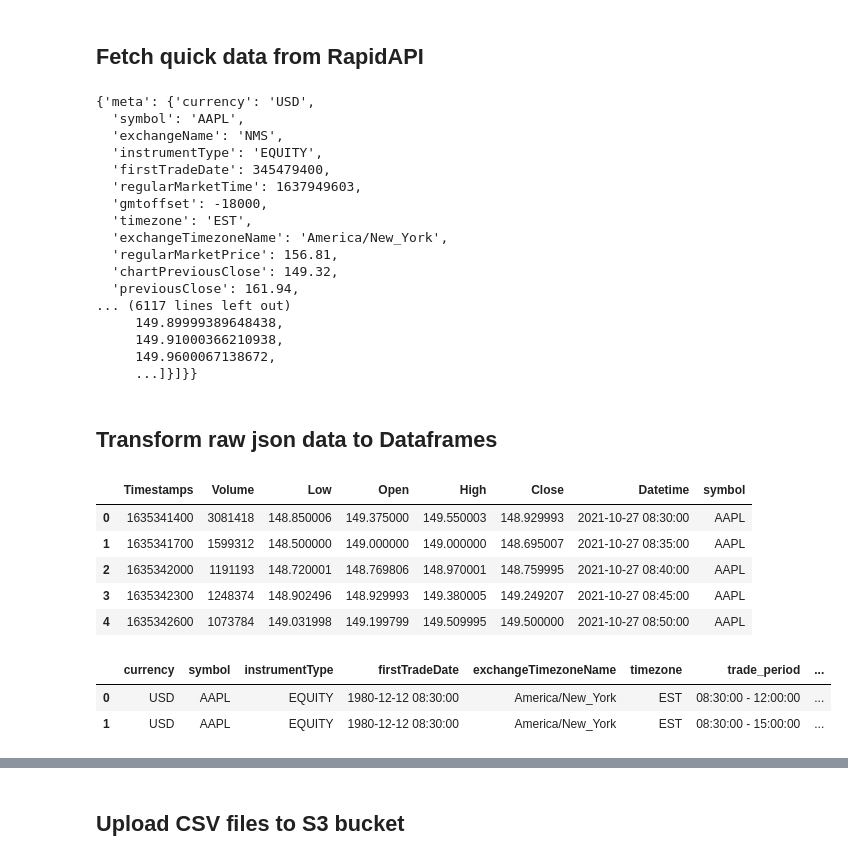
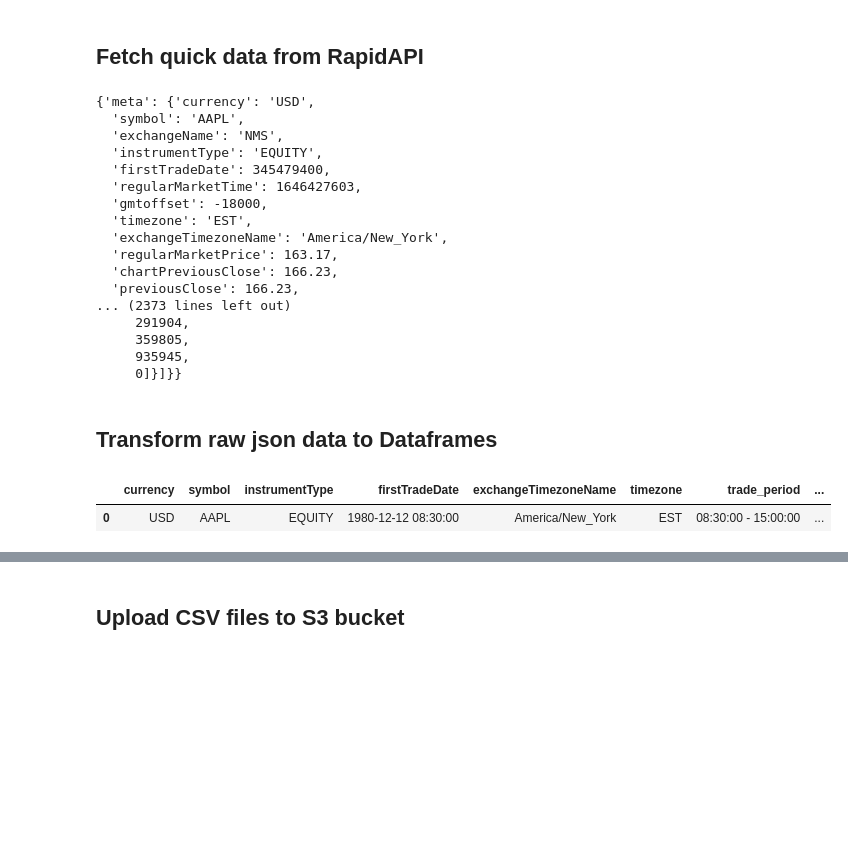
Before and after one commit to dungngo99/nyse-stock-dashboard, a Jupyter notebook: notebooks/Staging (API & S3).ipynb, the cells around one changed output, grey strips where cells are left out. Drawn from its saved outputs; the diff is of its cells as text; code cells hidden in the pictures; blank space fills up the shorter version.

```diff
--- a/notebooks/Staging (API & S3).ipynb
+++ b/notebooks/Staging (API & S3).ipynb
@@ -20,13 +19,14 @@ aws_secret_access_key = config['AWS']['aws_secret_access_key']
 ## Fetch quick data from RapidAPI
 # %%
 def get_stock_data(symbol, rangeData = "1mo", interval = "1h"):
-    base_url = "https://apidojo-yahoo-finance-v1.p.rapidapi.com/market/get-charts"
+    base_url = "https://yh-finance.p.rapidapi.com/stock/v3/get-chart"
     querystring = {
         "region":"US",
         "lang":"en",
         "symbol": symbol,
         "range": rangeData,
-        "interval": interval
+        "interval": interval,
+        "events":"capitalGain,div,split"
     }
     headers = {
         'x-rapidapi-host': config["RapidAPI"]['x-rapidapi-host'],
@@ -39,7 +39,7 @@ def get_stock_data(symbol, rangeData = "1mo", interval = "1h"):
         return data['chart']['result'][0]
     return None
 # %%
-response = get_stock_data("AAPL")
+response = get_stock_data("AAPL", rangeData = "1d", interval = "1m")
 response
 # %% [output]
 {'meta': {'currency': 'USD',
@@ -47,17 +47,17 @@ response
   'exchangeName': 'NMS',
   'instrumentType': 'EQUITY',
   'firstTradeDate': 345479400,
-  'regularMarketTime': 1637949603,
+  'regularMarketTime': 1646427603,
   'gmtoffset': -18000,
   'timezone': 'EST',
   'exchangeTimezoneName': 'America/New_York',
-  'regularMarketPrice': 156.81,
-  'chartPreviousClose': 149.32,
-  'previousClose': 161.94,
-... (6117 lines left out)
-     149.89999389648438,
-     149.91000366210938,
-     149.9600067138672,
-     ...]}]}}
+  'regularMarketPrice': 163.17,
+  'chartPreviousClose': 166.23,
+  'previousClose': 166.23,
+... (2373 lines left out)
+     291904,
+     359805,
+     935945,
+     0]}]}}
 # %% [markdown]
 ## Transform raw json data to Dataframes
@@ -68,50 +115,5 @@ indicators = response['indicators']['quote'][0]
 # %%
-table = {
-    "Timestamps": timestamps,
-    "Volume": indicators['volume'],
-    "Low": indicators["low"],
-    "Open": indicators["open"],
-    "High": indicators["high"],
-    "Close": indicators["close"]
-}
-df_indicators = pd.DataFrame(table)
-df_indicators['Datetime'] = (df_indicators['Timestamps']
-                             .apply(lambda x: datetime.fromtimestamp(int(x)).strftime("%Y-%m-%d %H:%M:%S")))
-df_indicators['symbol'] = metadata['symbol']
-df_indicators.head()
+create_metadata(response).head()
 # %% [output]
-|  | Timestamps | Volume | Low | Open | High | Close | Datetime | symbol |
-| 0 | 1635341400 | 3081418 | 148.850006 | 149.375000 | 149.550003 | 148.929993 | 2021-10-27 08:30:00 | AAPL |
-| 1 | 1635341700 | 1599312 | 148.500000 | 149.000000 | 149.000000 | 148.695007 | 2021-10-27 08:35:00 | AAPL |
-| 2 | 1635342000 | 1191193 | 148.720001 | 148.769806 | 148.970001 | 148.759995 | 2021-10-27 08:40:00 | AAPL |
-| 3 | 1635342300 | 1248374 | 148.902496 | 148.929993 | 149.380005 | 149.249207 | 2021-10-27 08:45:00 | AAPL |
-| 4 | 1635342600 | 1073784 | 149.031998 | 149.199799 | 149.509995 | 149.500000 | 2021-10-27 08:50:00 | AAPL |
+|  | currency | symbol | instrumentType | firstTradeDate | exchangeTimezoneName | timezone | trade_period | ... |
+| 0 | USD | AAPL | EQUITY | 1980-12-12 08:30:00 | America/New_York | EST | 08:30:00 - 15:00:00 | ... |
-# %%
-def get_trading_period(trade_period):
-    trading_periods = set([])
-    for period in trade_period:
-        start = datetime.fromtimestamp(int(period[0]['start'])).strftime("%H:%M:%S")
-        end = datetime.fromtimestamp(int(period[0]['end'])).strftime("%H:%M:%S")
-        date = f"{start} - {end}"
-        trading_periods.add(date)
-    return list(trading_periods)
-
-impt_metadata = {
-    "currency": metadata['currency'],
-    "symbol": metadata['symbol'],
-    "instrumentType": metadata['instrumentType'],
-    "firstTradeDate": datetime.fromtimestamp(metadata['firstTradeDate']).strftime("%Y-%m-%d %H:%M:%S"),
-    "exchangeTimezoneName": metadata["exchangeTimezoneName"],
-    'timezone': metadata['timezone'],
-    'trade_period': get_trading_period(metadata['tradingPeriods']),
-    'range': metadata['range'],
-    'interval': metadata['dataGranularity'],
-    'start_date': df_indicators['Timestamps'].min()
-}
-
-df_meta = pd.DataFrame(impt_metadata)
-df_meta.head()
-# %% [output]
-|  | currency | symbol | instrumentType | firstTradeDate | exchangeTimezoneName | timezone | trade_period | ... |
-| 0 | USD | AAPL | EQUITY | 1980-12-12 08:30:00 | America/New_York | EST | 08:30:00 - 12:00:00 | ... |
-| 1 | USD | AAPL | EQUITY | 1980-12-12 08:30:00 | America/New_York | EST | 08:30:00 - 15:00:00 | ... |
```
Also changed, not shown: parts of 8 cells of this notebook, 12 other files.
